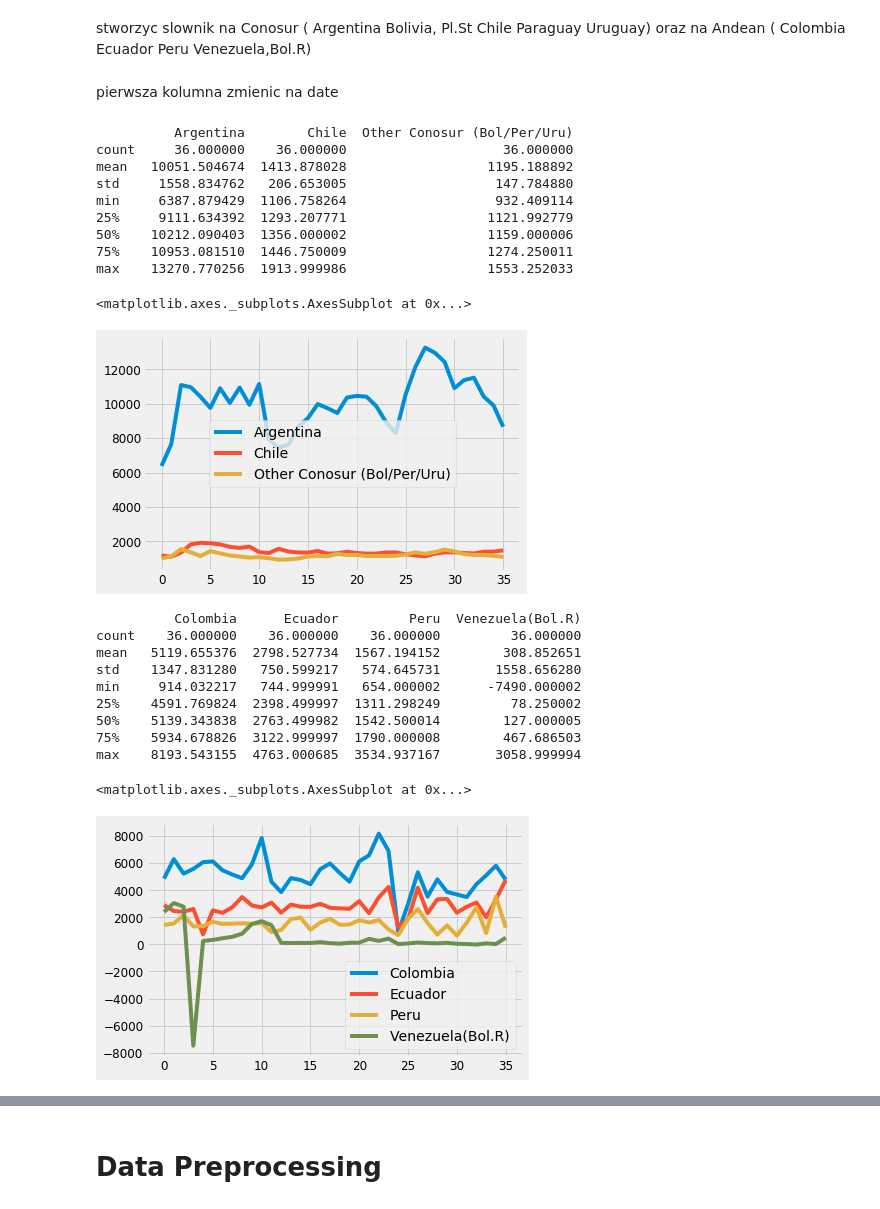
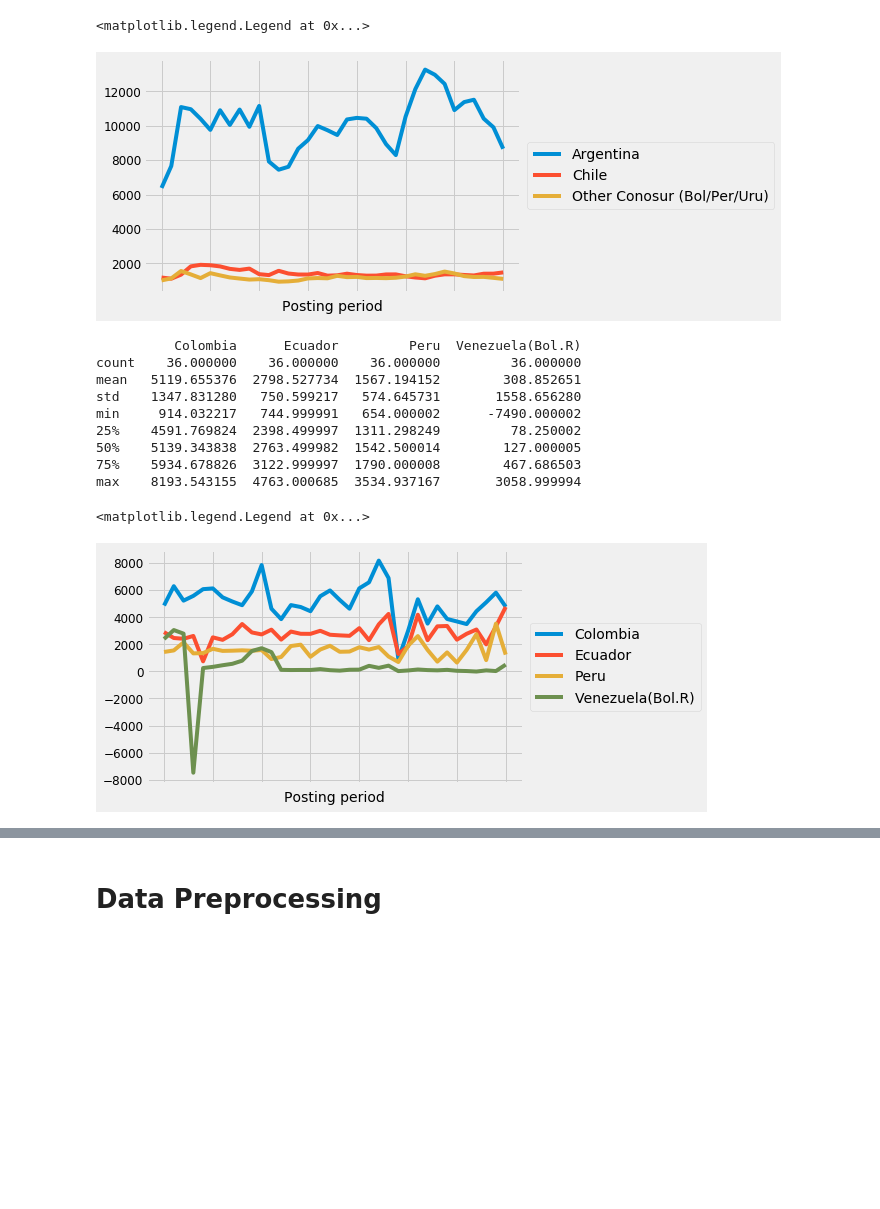
Before and after one commit to erg0-0/TimeSeries, a Jupyter notebook: Forecast 2019/Forecast_sales_prediction.ipynb, the cells around one changed output, grey strips where cells are left out. Drawn from its saved outputs; the diff is of its cells as text; code cells hidden in the pictures; blank space fills up the shorter version.

```diff
--- a/Forecast 2019/Forecast_sales_prediction.ipynb
+++ b/Forecast 2019/Forecast_sales_prediction.ipynb
@@ -6,0 +20,3 @@ df = pd.read_csv('Forecast3.csv', header = 0, names = ['Posting period', 'Mexico
+# %%
+df = pd.read_csv('Forecast3.csv', index_col=[0])
+print(type(df))
@@ -16,5 +32 @@ Index(['Posting period', 'Mexico', 'Argentina', 'Chile',
       dtype='object')
-# %% [markdown]
-stworzyc slownik na Conosur ( Argentina Bolivia, Pl.St Chile Paraguay Uruguay) oraz na Andean ( Colombia Ecuador Peru Venezuela,Bol.R)
-# %% [markdown]
-pierwsza kolumna zmienic na date
@@ -41,25 +33,16 @@ matplotlib.rcParams['text.color'] = 'k'
 # %%
 conosur = df[['Argentina', 'Chile','Other Conosur (Bol/Per/Uru)']]
-#print(conosur)
-print(conosur.describe())
 conosur.plot()
+plt.legend(loc='center left', bbox_to_anchor=(1, 0.5))
 # %% [output]
-          Argentina        Chile  Other Conosur (Bol/Per/Uru)
-count     36.000000    36.000000                    36.000000
-mean   10051.504674  1413.878028                  1195.188892
-std     1558.834762   206.653005                   147.784880
-min     6387.879429  1106.758264                   932.409114
-25%     9111.634392  1293.207771                  1121.992779
-50%    10212.090403  1356.000002                  1159.000006
-75%    10953.081510  1446.750009                  1274.250011
-max    13270.770256  1913.999986                  1553.252033
+<matplotlib.legend.Legend at 0x...>
-<matplotlib.axes._subplots.AxesSubplot at 0x...>
-[figure, old version]
+[figure, new version]
 # %%
 andean = df[['Colombia', 'Ecuador', 'Peru','Venezuela(Bol.R)']]
 #print(andean)
 print(andean.describe())
 andean.plot()
+plt.legend(loc='center left', bbox_to_anchor=(1, 0.5))
 # %% [output]
           Colombia      Ecuador         Peru  Venezuela(Bol.R)
 count    36.000000    36.000000    36.000000         36.000000
@@ -70,8 +53,8 @@ min     914.032217   744.999991   654.000002      -7490.000002
 50%    5139.343838  2763.499982  1542.500014        127.000005
 75%    5934.678826  3122.999997  1790.000008        467.686503
 max    8193.543155  4763.000685  3534.937167       3058.999994
-<matplotlib.axes._subplots.AxesSubplot at 0x...>
+<matplotlib.legend.Legend at 0x...>
-[figure, old version]
+[figure, new version]
 # %%
 mexico = df['Mexico']
 brazil = df['Brazil']
```
Also changed, not shown: parts of 14 cells of this notebook, 4 other files.
